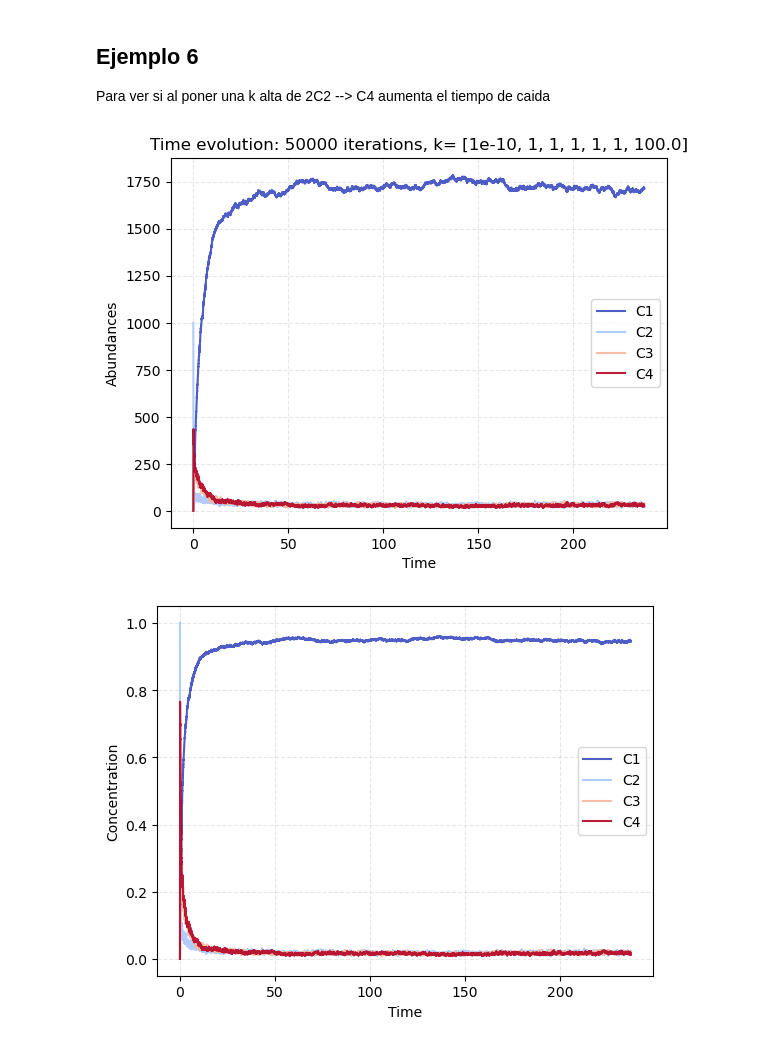
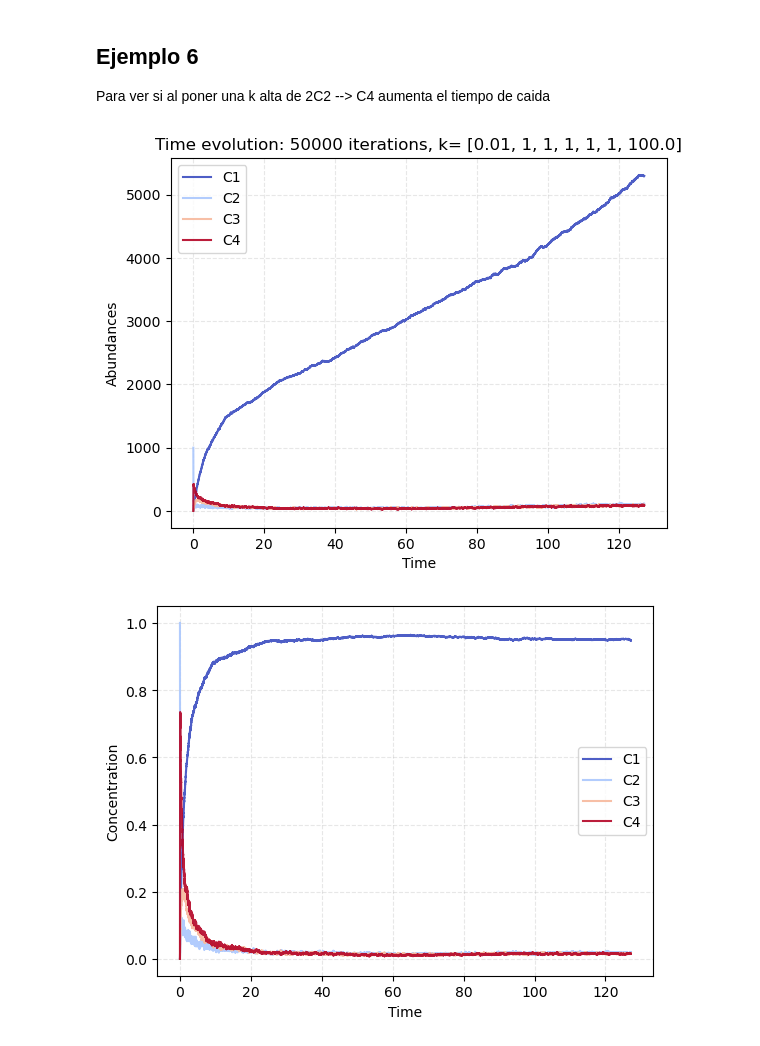
Before and after one commit to CAB-GCA/catalytic_world, a Jupyter notebook: chemostat_graphs.ipynb, the cells around one changed output. Saved outputs shown, nothing was run; the diff lists cells and outputs as text; code cells hidden in the pictures.

```diff
--- a/chemostat_graphs.ipynb
+++ b/chemostat_graphs.ipynb
@@ -310,22 +333,22 @@ volume_time(times, V)
 Para ver si al poner una k alta de 2C2 --> C4 aumenta el tiempo de caida
 # %%
 # Reaction constants:
-k = [1e-10]+[1]*5 + [1e2]# len(k)= # de reacciones
+k = [1e-2]+[1]*5 +[1e2]# len(k)= # de reacciones
 # Volume:
 V = 1000
 
 # condiciones iniciales
 initial_food = [0,1000,0,0] # initial molecules number
 
 # obtener reacciones y especies:
 n_iterations= 50000
 
 
 abundances, times, V = chemistry(method, n_iterations, reactions,
                                 initial_food, k, V)
 abundances_times(times, abundances, species)
 concentration_time(times, abundances, V, species)
 volume_time(times, V)
 # %% [output]
-[figure, old version]
+[figure, new version]
-[figure, old version]
+[figure, new version]
```
Also changed, not shown: parts of 20 cells of this notebook, 2 other files.
